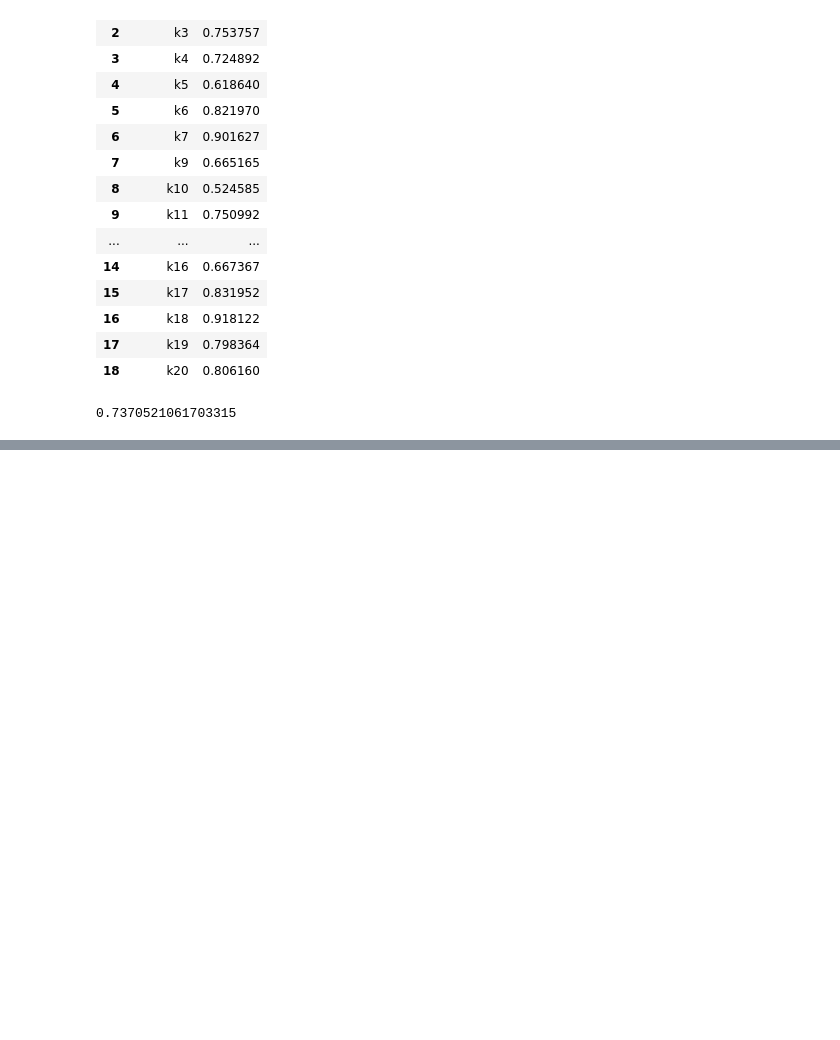
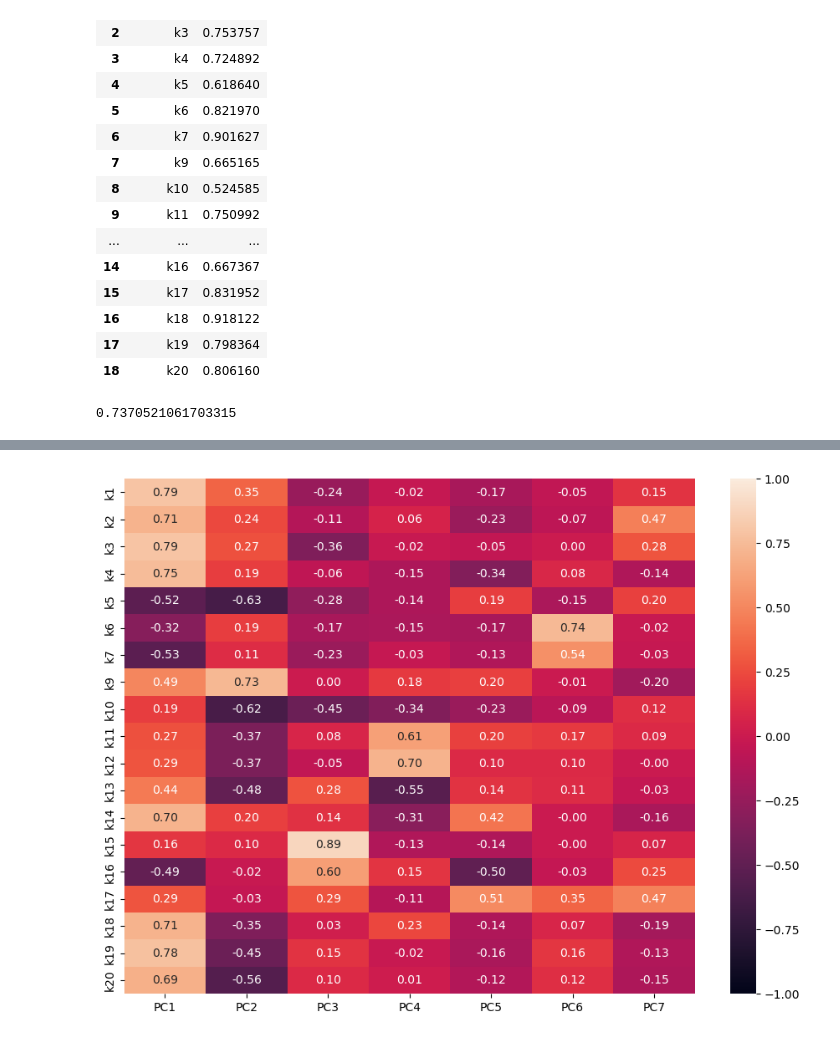
Before and after one commit to aquapuziq/BSU_DA-DS_labs, a Jupyter notebook: factor_analysis/factor_analysis.ipynb, the cells around one changed output, grey strips where cells are left out. Drawn from its saved outputs; the diff is of its cells as text; code cells hidden in the pictures; blank space fills up the shorter version.

```diff
--- a/factor_analysis/factor_analysis.ipynb
+++ b/factor_analysis/factor_analysis.ipynb
@@ -72,0 +110,10 @@ print(kmo_total)
+# %%
+components = [f"PC{i + 1}" for i in range(pca.n_components_)]
+factor_weights = pca.components_.T * np.sqrt(pca.explained_variance_)
+pca_res = pd.DataFrame(factor_weights, columns = components, index = data_mod.columns)
+# %%
+plt.figure(figsize = (11, 8))
+sns.heatmap(pca_res.iloc[:, :7], annot = True, fmt = '.2f', vmin = -1, vmax = 1)
+plt.show()
+# %% [output]
+[figure, added]
```
Also changed, not shown: parts of 4 cells of this notebook.
